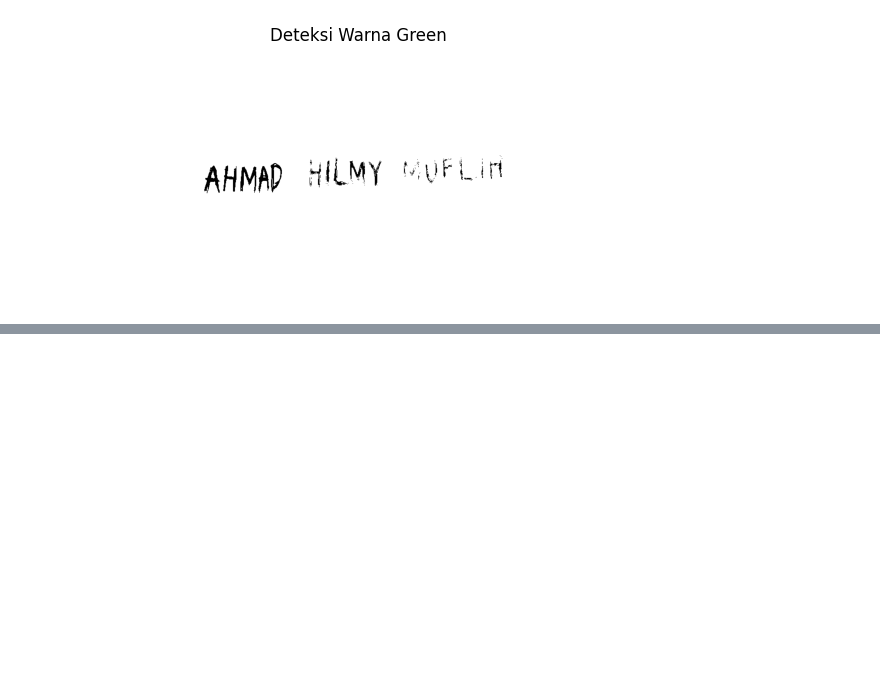
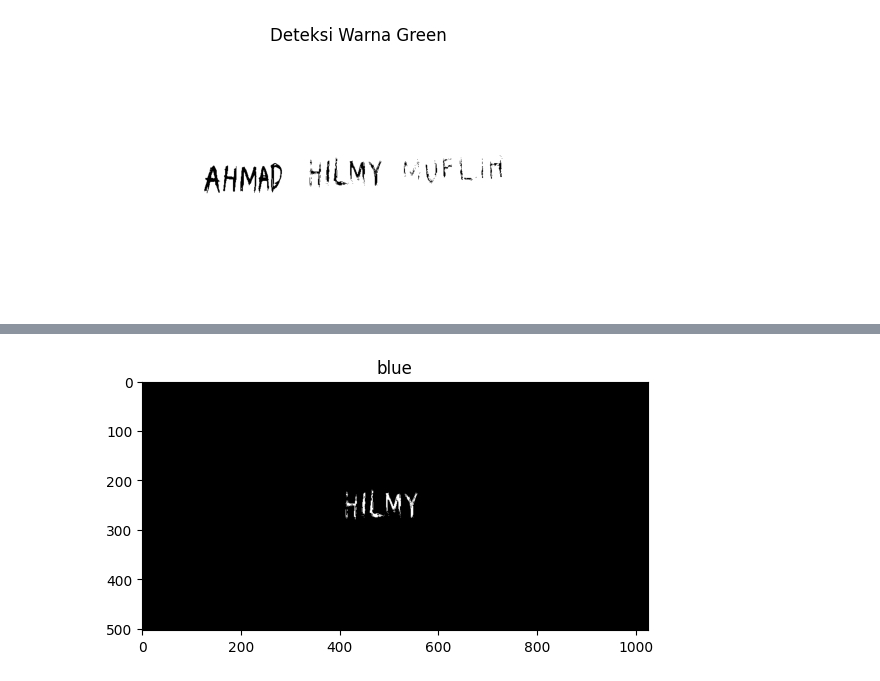
Before and after one commit to ahmad0918/Application, a Jupyter notebook: UTS_CITRA_2024.ipynb, the cells around one changed output, grey strips where cells are left out. Drawn from its saved outputs; the diff is of its cells as text; code cells hidden in the pictures; blank space fills up the shorter version.

```diff
--- a/UTS_CITRA_2024.ipynb
+++ b/UTS_CITRA_2024.ipynb
@@ -85,0 +103,8 @@ plt.show()
+# %%
+plt.figure(figsize=(30, 8))
+plt.subplot(1, 4, 1)
+plt.imshow(mask_blue2, cmap='gray')
+plt.title('blue')
+plt.show()
+# %% [output]
+[figure, added]
```
Also changed, not shown: parts of 5 cells of this notebook.
